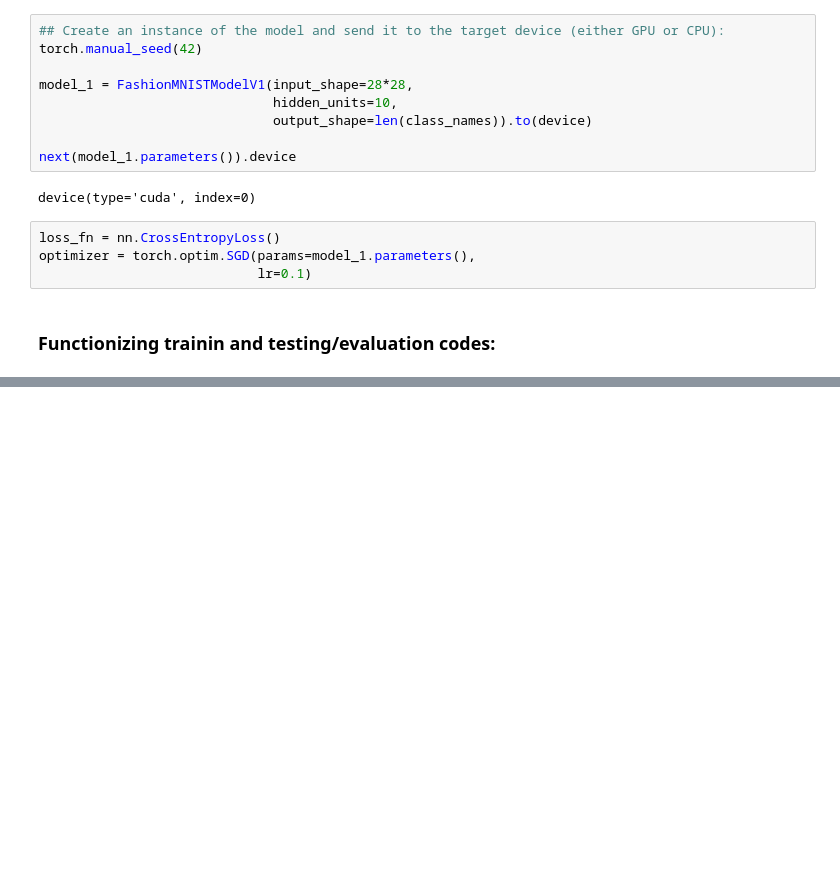
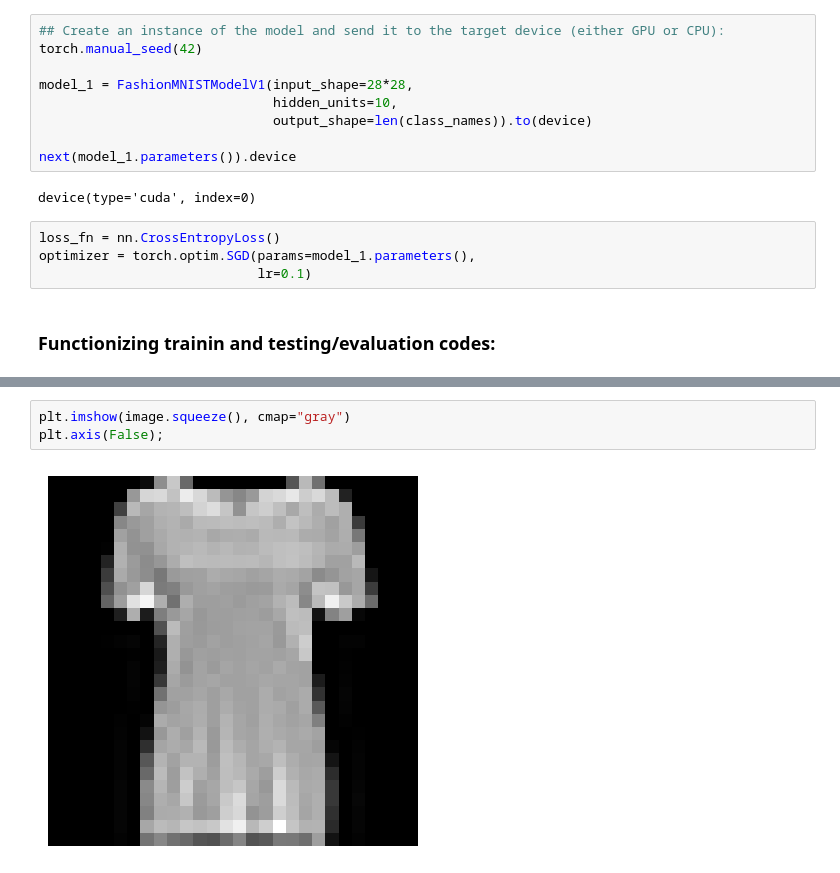
Before and after one commit to Hamid-Manouchehri/my_PyTorch, a Jupyter notebook: notebooks/CVIP.ipynb, the cells around one changed output, grey strips where cells are left out. Saved outputs shown, nothing was run; the diff lists cells and outputs as text; blank space fills up the shorter version.

```diff
--- a/notebooks/CVIP.ipynb
+++ b/notebooks/CVIP.ipynb
@@ -432,0 +613,5 @@ optimizer = torch.optim.SGD(params=model_1.parameters(),
+# %%
+plt.imshow(image.squeeze(), cmap="gray")
+plt.axis(False);
+# %% [output]
+[figure, added]
```
Also changed, not shown: parts of 14 cells of this notebook, 3 other files.
